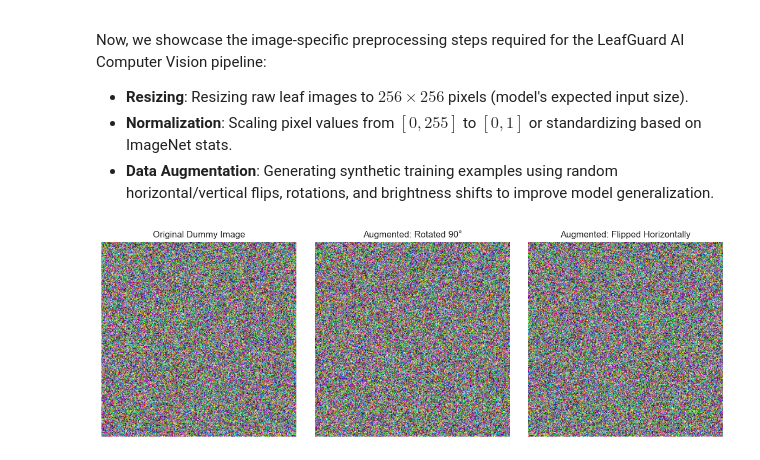
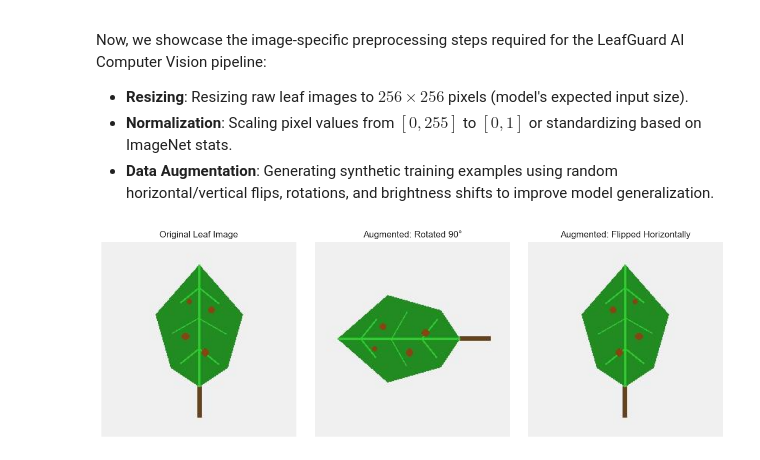
Before and after one commit to RidaGhaffar/leafguard_ai, a Jupyter notebook: preprocessing.ipynb, the cells around one changed output. Cells and saved outputs as stored; diff of their text form; code cells hidden in the pictures.

Commit message:
Update notebook to use actual leaf image instead of random noise

```diff
--- a/preprocessing.ipynb
+++ b/preprocessing.ipynb
@@ -227,37 +227,37 @@ Now, we showcase the image-specific preprocessing steps required for the LeafGua
 - **Normalization**: Scaling pixel values from $[0, 255]$ to $[0, 1]$ or standardizing based on ImageNet stats.
 - **Data Augmentation**: Generating synthetic training examples using random horizontal/vertical flips, rotations, and brightness shifts to improve model generalization.
 # %%
-# Simulate an image tensor (e.g. 256x256 RGB image)
-dummy_image = np.random.randint(0, 256, size=(256, 256, 3), dtype=np.uint8)
+# Load a sample leaf image (256x256 RGB image with leaf structure)
+import matplotlib.image as mpimg
+leaf_image = mpimg.imread('sample_leaf.jpg')
 
 # 6.1 Normalization
-normalized_image = dummy_image / 255.0
+normalized_image = leaf_image / 255.0
 
 # 6.2 Data Augmentation Demonstration
 def rotate_image(image, angle):
-    # Simulated rotation
     return np.rot90(image, k=angle % 4)
 
 def flip_image(image, mode='horizontal'):
     if mode == 'horizontal':
         return np.fliplr(image)
     return np.flipud(image)
 
 fig, axes = plt.subplots(1, 3, figsize=(12, 4))
-axes[0].imshow(dummy_image)
-axes[0].set_title("Original Dummy Image")
+axes[0].imshow(leaf_image)
+axes[0].set_title("Original Leaf Image")
 axes[0].axis('off')
 
-axes[1].imshow(rotate_image(dummy_image, 1))
+axes[1].imshow(rotate_image(leaf_image, 1))
 axes[1].set_title("Augmented: Rotated 90°")
 axes[1].axis('off')
 
-axes[2].imshow(flip_image(dummy_image, 'horizontal'))
+axes[2].imshow(flip_image(leaf_image, 'horizontal'))
 axes[2].set_title("Augmented: Flipped Horizontally")
 axes[2].axis('off')
 
 plt.tight_layout()
 plt.savefig('image_augmentation.png')
 plt.show()
 # %% [output]
-[figure, old version]
+[figure, new version]
```
Also changed, not shown: 2 other files.
